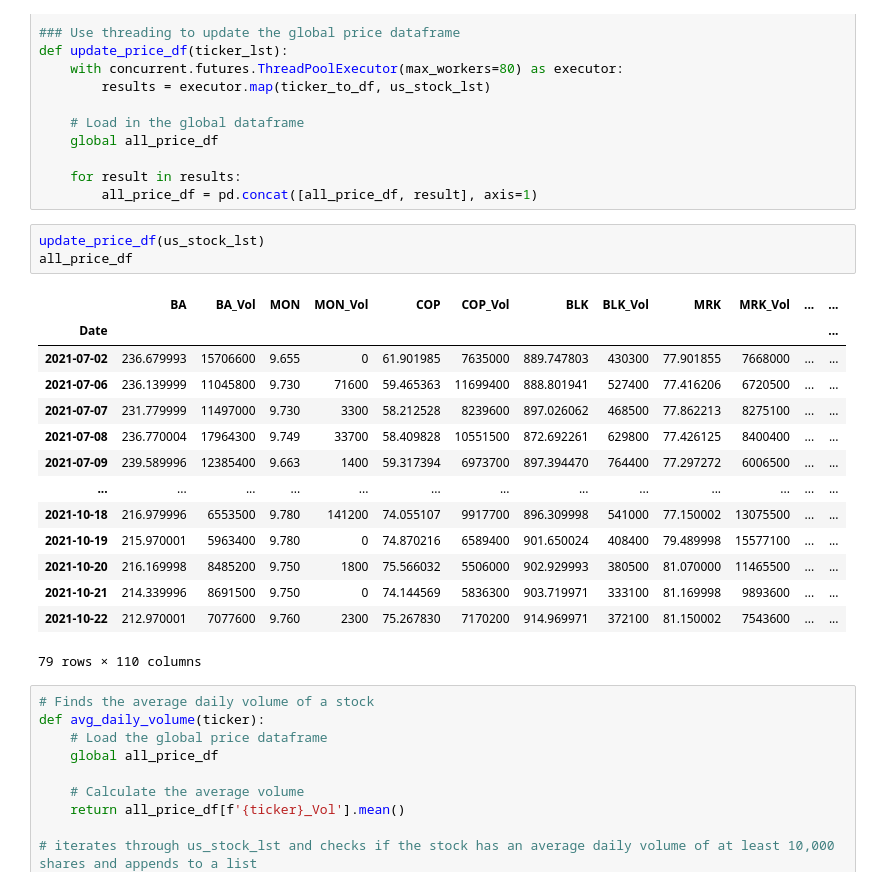
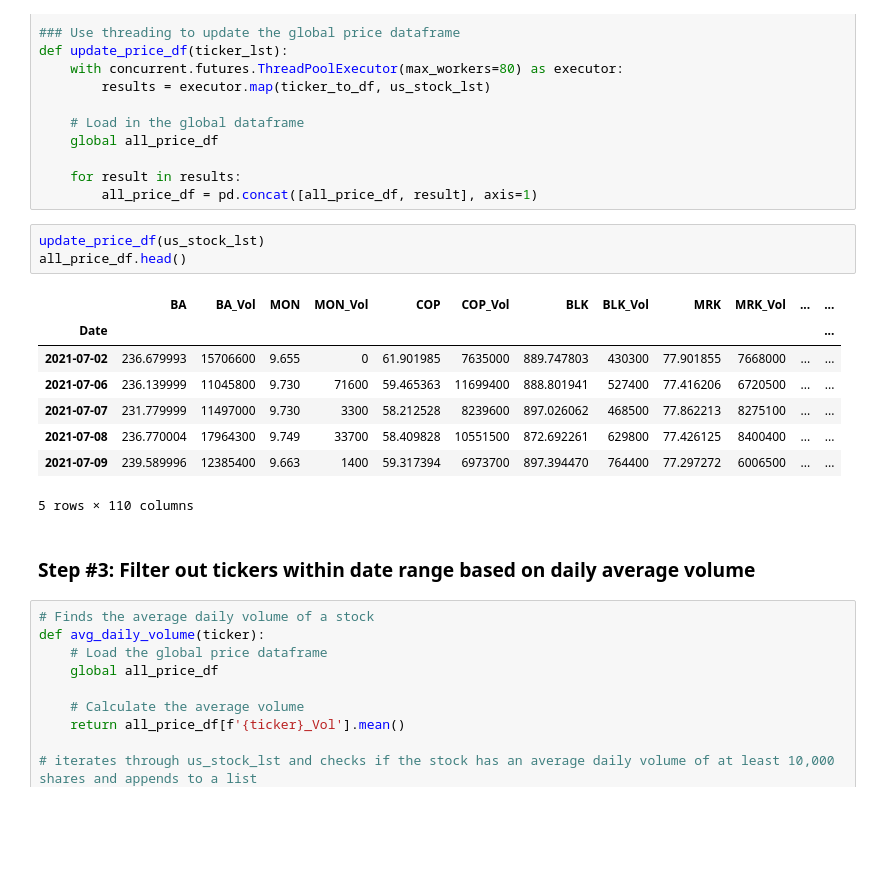
Before and after one commit to gnishiwaki/Team3-CFM101, a Jupyter notebook: Team_17_Assignment.ipynb, the cells around one changed output. Drawn from its saved outputs; the diff is of its cells as text; blank space fills up the shorter version.

```diff
--- a/Team_17_Assignment.ipynb
+++ b/Team_17_Assignment.ipynb
@@ -104,22 +136,18 @@ def update_price_df(ticker_lst):
         all_price_df = pd.concat([all_price_df, result], axis=1)
 # %%
 update_price_df(us_stock_lst)
-all_price_df
+all_price_df.head()
 # %% [output]
 |  | BA | BA_Vol | MON | MON_Vol | COP | COP_Vol | BLK | BLK_Vol | MRK | MRK_Vol | ... | ... |
 | Date |  |  |  |  |  |  |  |  |  |  |  | ... |
 | 2021-07-02 | 236.679993 | 15706600 | 9.655 | 0 | 61.901985 | 7635000 | 889.747803 | 430300 | 77.901855 | 7668000 | ... | ... |
 | 2021-07-06 | 236.139999 | 11045800 | 9.730 | 71600 | 59.465363 | 11699400 | 888.801941 | 527400 | 77.416206 | 6720500 | ... | ... |
 | 2021-07-07 | 231.779999 | 11497000 | 9.730 | 3300 | 58.212528 | 8239600 | 897.026062 | 468500 | 77.862213 | 8275100 | ... | ... |
 | 2021-07-08 | 236.770004 | 17964300 | 9.749 | 33700 | 58.409828 | 10551500 | 872.692261 | 629800 | 77.426125 | 8400400 | ... | ... |
 | 2021-07-09 | 239.589996 | 12385400 | 9.663 | 1400 | 59.317394 | 6973700 | 897.394470 | 764400 | 77.297272 | 6006500 | ... | ... |
-| ... | ... | ... | ... | ... | ... | ... | ... | ... | ... | ... | ... | ... |
-| 2021-10-18 | 216.979996 | 6553500 | 9.780 | 141200 | 74.055107 | 9917700 | 896.309998 | 541000 | 77.150002 | 13075500 | ... | ... |
-| 2021-10-19 | 215.970001 | 5963400 | 9.780 | 0 | 74.870216 | 6589400 | 901.650024 | 408400 | 79.489998 | 15577100 | ... | ... |
-| 2021-10-20 | 216.169998 | 8485200 | 9.750 | 1800 | 75.566032 | 5506000 | 902.929993 | 380500 | 81.070000 | 11465500 | ... | ... |
-| 2021-10-21 | 214.339996 | 8691500 | 9.750 | 0 | 74.144569 | 5836300 | 903.719971 | 333100 | 81.169998 | 9893600 | ... | ... |
-| 2021-10-22 | 212.970001 | 7077600 | 9.760 | 2300 | 75.267830 | 7170200 | 914.969971 | 372100 | 81.150002 | 7543600 | ... | ... |
-79 rows × 110 columns
+5 rows × 110 columns
+# %% [markdown]
+### Step #3: Filter out tickers within date range based on daily average volume
 # %%
 # Finds the average daily volume of a stock
 def avg_daily_volume(ticker):
```
Also changed, not shown: parts of 20 cells of this notebook.
